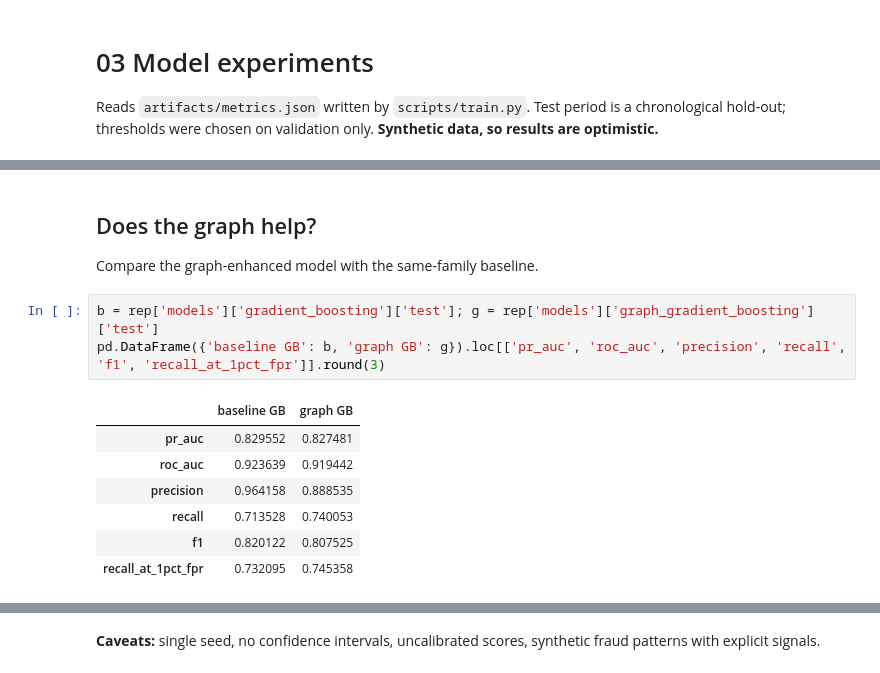
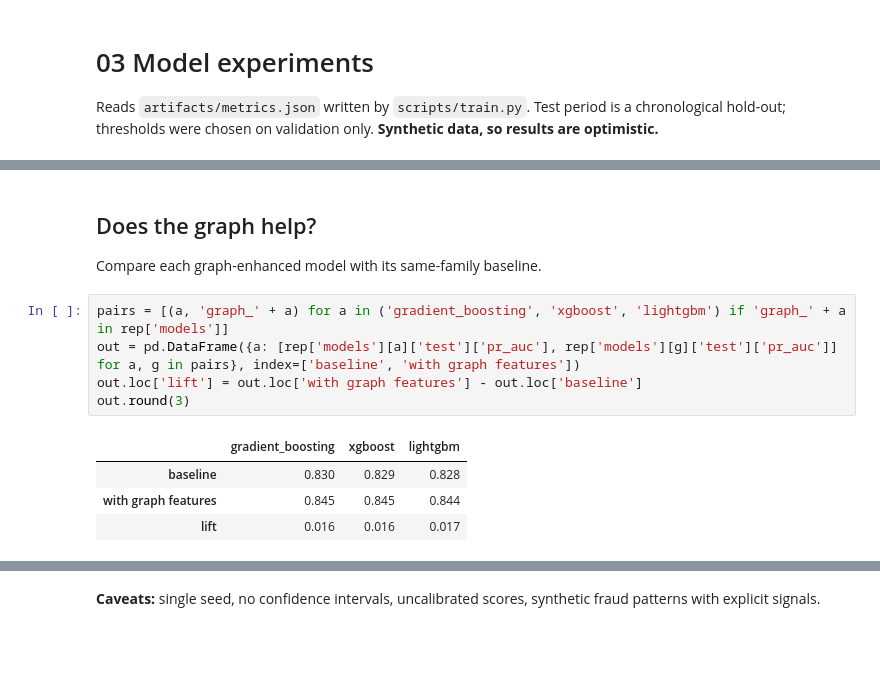
Before and after one commit to ragurajakrishnan15/identitygraph-ai, a Jupyter notebook: notebooks/03_model_experiments.ipynb, the cells around one changed output, grey strips where cells are left out. Saved outputs shown, nothing was run; the diff lists cells and outputs as text; blank space fills up the shorter version.

```diff
--- a/notebooks/03_model_experiments.ipynb
+++ b/notebooks/03_model_experiments.ipynb
@@ -45,17 +53,16 @@ random_forest            0.819       0.818
 # %% [markdown]
 ## Does the graph help?
-Compare the graph-enhanced model with the same-family baseline.
+Compare each graph-enhanced model with its same-family baseline.
-# %%
-b = rep['models']['gradient_boosting']['test']; g = rep['models']['graph_gradient_boosting']['test']
-pd.DataFrame({'baseline GB': b, 'graph GB': g}).loc[['pr_auc', 'roc_auc', 'precision', 'recall', 'f1', 'recall_at_1pct_fpr']].round(3)
-# %% [output]
-|  | baseline GB | graph GB |
-| pr_auc | 0.829552 | 0.827481 |
-| roc_auc | 0.923639 | 0.919442 |
-| precision | 0.964158 | 0.888535 |
-| recall | 0.713528 | 0.740053 |
-| f1 | 0.820122 | 0.807525 |
-| recall_at_1pct_fpr | 0.732095 | 0.745358 |
+# %%
+pairs = [(a, 'graph_' + a) for a in ('gradient_boosting', 'xgboost', 'lightgbm') if 'graph_' + a in rep['models']]
+out = pd.DataFrame({a: [rep['models'][a]['test']['pr_auc'], rep['models'][g]['test']['pr_auc']] for a, g in pairs}, index=['baseline', 'with graph features'])
+out.loc['lift'] = out.loc['with graph features'] - out.loc['baseline']
+out.round(3)
+# %% [output]
+|  | gradient_boosting | xgboost | lightgbm |
+| baseline | 0.830 | 0.829 | 0.828 |
+| with graph features | 0.845 | 0.845 | 0.844 |
+| lift | 0.016 | 0.016 | 0.017 |
 # %%
 fig, axs = plt.subplots(1, 2, figsize=(11, 3.6))
 for n, r in rep['models'].items():
```
Also changed, not shown: parts of 6 cells of this notebook, 59 other files.
